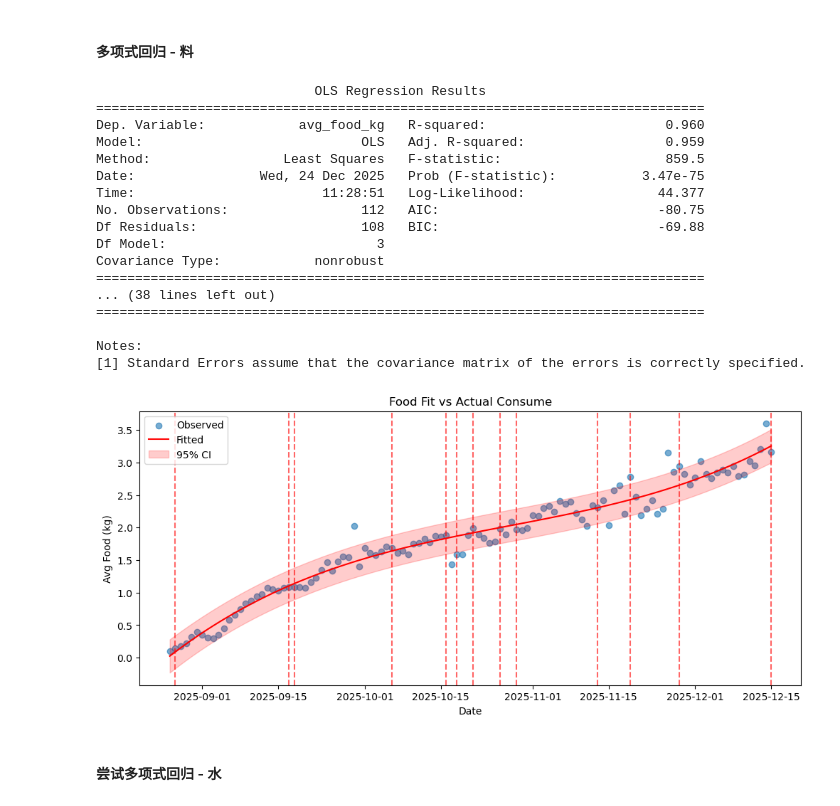
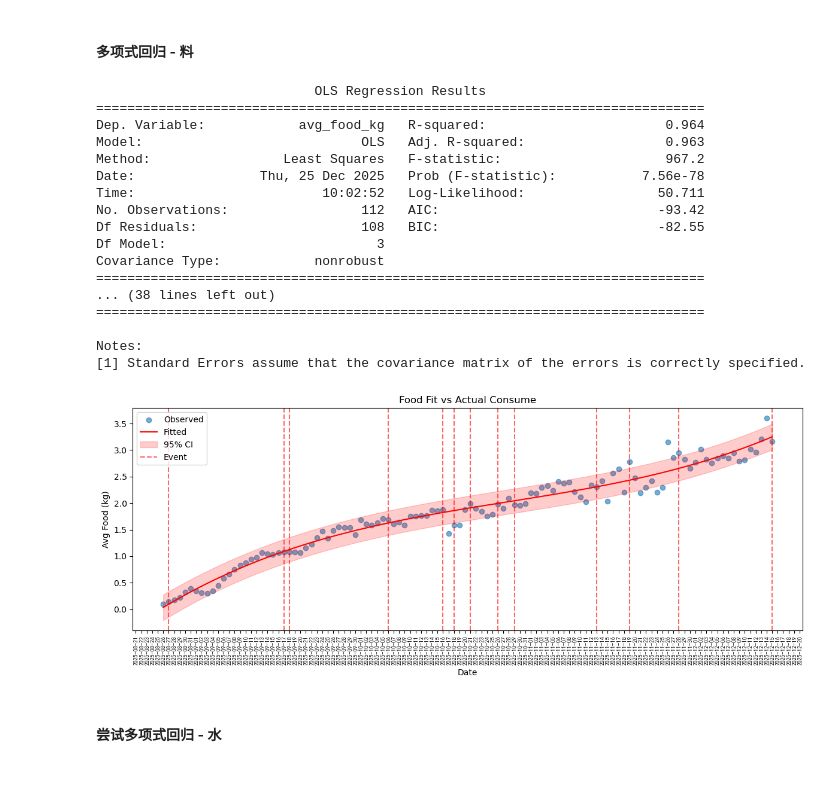
Before and after one commit to yixuan228/work-error-detect, a Jupyter notebook: main.ipynb, the cells around one changed output. Drawn from its saved outputs; the diff is of its cells as text; code cells hidden in the pictures; blank space fills up the shorter version.

```diff
--- a/main.ipynb
+++ b/main.ipynb
@@ -4,13 +4,13 @@
 import pandas as pd
 import numpy as np
 
-df = pd.read_excel('处理文档.xlsx', sheet_name = 'Sheet1', skiprows=3)
+df = pd.read_excel('data/处理文档.xlsx', sheet_name = 'Sheet1', skiprows=3)
 
 df = df.rename(columns={'饲喂日期': 'Date',
                         '每日采食总量(Kg)': 'Food/kg',
                         '每日喂水总量(L)': 'Water/L',
                         '水料比': 'Ratio',
-                        '事故数': 'n_case',
+                        '死亡数': 'n_case',
                         '事故类型': 'Type',
                         '转舍前日龄':'before_age',
                         '转舍日龄':'after_age',
@@ -19,12 +19,14 @@ df = df.rename(columns={'饲喂日期': 'Date',
                         '均采食量/kg': 'avg_food_kg',
                         '均喂水量/L': 'avg_water_l',
                         '应采食量/kg': 'reg_food_kg',
+                        '是否治疗': 'if_cure'
                         })
 
-df['y_bool'] = np.where(df['n_case'] > 0, 1, 0)
+df['y_bool'] = (np.where(df['n_case'] > 0, 1, 0)) # | (df['if_cure'] == 1)
 df['Date'] = pd.to_datetime(df['Date'])
 
 df = df.iloc[::-1].reset_index(drop=True)
 # Get x values for Disease event
-mask = df['y_bool'] == 1
+# mask = (df['y_bool'] == 1) | (df['if_cure'] == 1)
+mask = (df['y_bool'] == 1)
 x_position = df.loc[mask, 'Date']
@@ -100,38 +120,46 @@ plt.figure(figsize=(12,5))
 plt.scatter(df['Date'], y, alpha=0.6, label="Observed")
 plt.plot(df['Date'], df['food_fit'], color='red', label="Fitted")
 plt.fill_between(
     df['Date'],
     df['pred_lower_food'],
     df['pred_upper_food'],
     color='red',
     alpha=0.2,
     label="95% CI"
 )
 
 plt.legend()
 plt.xlabel("Date")
 plt.ylabel("Avg Food (kg)")
 plt.title('Food Fit vs Actual Consume')
 x_mask = df.loc[mask, 'Date']
 for i, x in enumerate(x_mask):
     plt.axvline(x, color='red', linestyle='--', alpha=0.6, label='Event' if i == 0 else None)
+
+ax = plt.gca()
+ax.xaxis.set_major_locator(mdates.DayLocator(interval=1))
+ax.xaxis.set_major_formatter(mdates.DateFormatter('%Y-%m-%d'))
+
+plt.xticks(rotation=90, fontproperties=CN_font, fontsize=7)
+plt.legend()
+plt.tight_layout()
 plt.show()
 # %% [output]
                             OLS Regression Results
 ==============================================================================
-Dep. Variable:            avg_food_kg   R-squared:                       0.960
-Model:                            OLS   Adj. R-squared:                  0.959
-Method:                 Least Squares   F-statistic:                     859.5
-Date:                Wed, 24 Dec 2025   Prob (F-statistic):           3.47e-75
-Time:                        11:28:51   Log-Likelihood:                 44.377
-No. Observations:                 112   AIC:                            -80.75
-Df Residuals:                     108   BIC:                            -69.88
+Dep. Variable:            avg_food_kg   R-squared:                       0.964
+Model:                            OLS   Adj. R-squared:                  0.963
+Method:                 Least Squares   F-statistic:                     967.2
+Date:                Thu, 25 Dec 2025   Prob (F-statistic):           7.56e-78
+Time:                        10:02:52   Log-Likelihood:                 50.711
+No. Observations:                 112   AIC:                            -93.42
+Df Residuals:                     108   BIC:                            -82.55
 Df Model:                           3
 Covariance Type:            nonrobust
 ==============================================================================
 ... (38 lines left out)
 ==============================================================================
 
 Notes:
 [1] Standard Errors assume that the covariance matrix of the errors is correctly specified.
-[figure, old version]
+[figure, new version]
```
Also changed, not shown: parts of 16 cells of this notebook, 17 other files.
